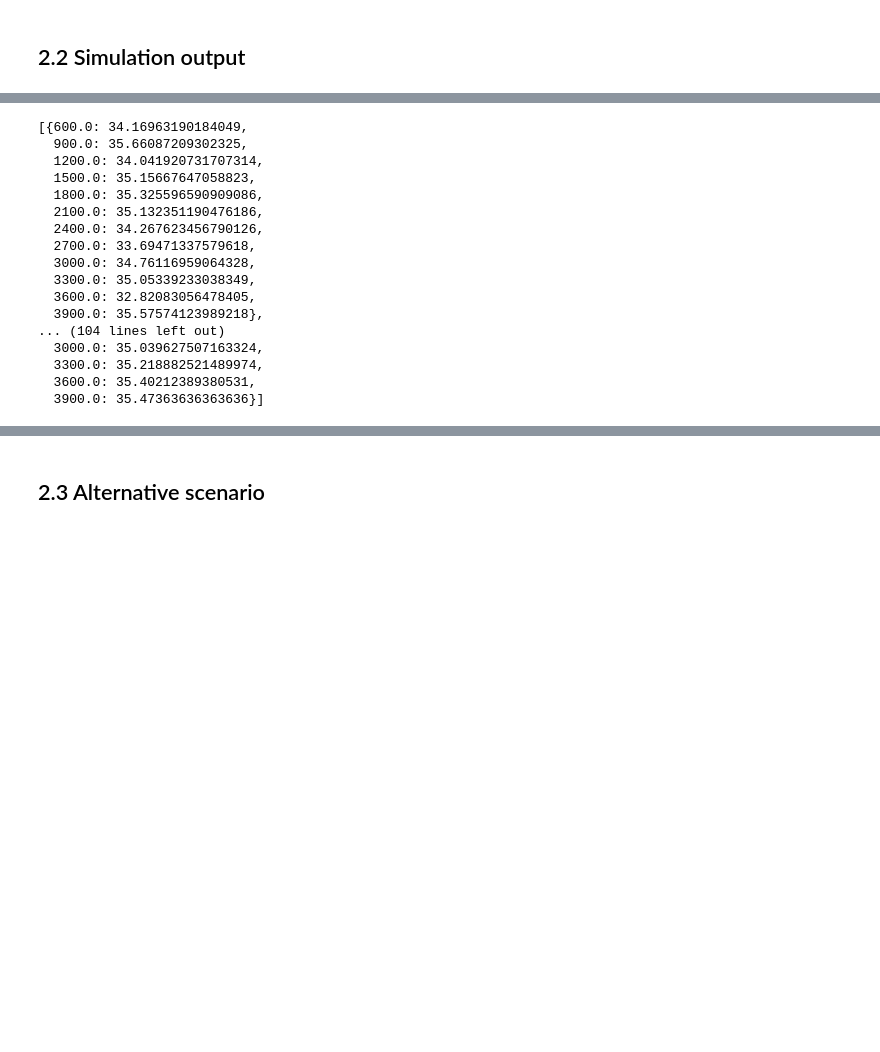
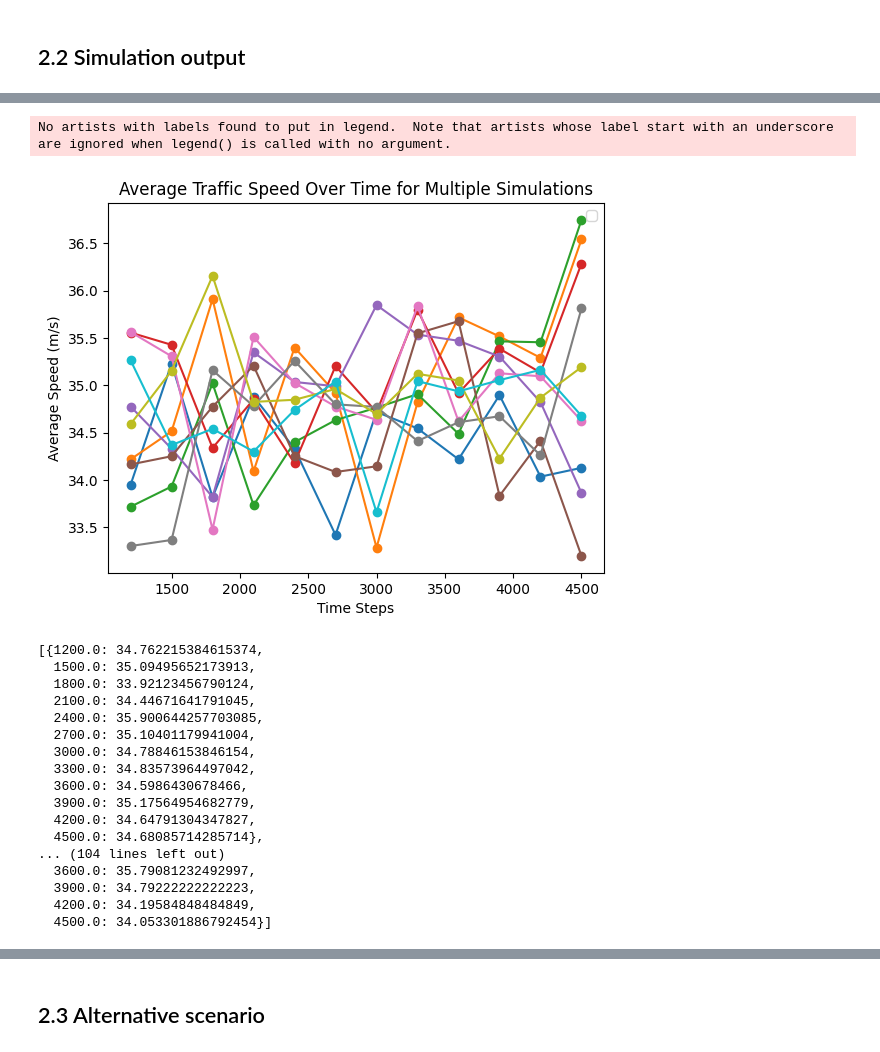
Before and after one commit to Ssactl/AH2174_HT23_Traffic-Simulation-Modelling-and-Applications, a Jupyter notebook: project1_section2/AH2174_2023_project1_Section2.ipynb, the cells around one changed output, grey strips where cells are left out. Drawn from its saved outputs; the diff is of its cells as text; code cells hidden in the pictures; blank space fills up the shorter version.

```diff
--- a/project1_section2/AH2174_2023_project1_Section2.ipynb
+++ b/project1_section2/AH2174_2023_project1_Section2.ipynb
@@ -44,5 +46,5 @@ After generating the vehicles by python, we write them to the xml file called AH
 # %%
-def vehicle2file():
+def vehicle2file(interarrival_times):
     # Write arrivals to a file (e.g., sumo_test.arr.xml)
     with open('AH2174_2023_project1_section2.rou.xml', 'w') as f:
         f.write('<routes>\n')
@@ -160,4 +165,4 @@ def parse_detector_output(xml_file_path, warmup_duration=600):
     # Calculate average speeds for each time interval
     average_speeds = {time: speeds_sum[time] / vehicles_sum[time] for time in speeds_sum}
 
-    return average_speeds
+    return average_speeds, speeds_sum, vehicles_sum
@@ -166,7 +169,7 @@ traci.close()
 # %%
 # Run the simulation for a certain number of steps
-simulation_steps = 3600  # Assuming 1 hour simulation time (excluding warmup)
-warmup_steps = 600  # Assuming a warmup period of 600 seconds
+simulation_steps = 3600
+warmup_steps = 1000
 
 # Number of simulation runs
 num_simulations = 10
@@ -177,6 +180,7 @@ all_simulation_results = []
 # Specify the network file based on the scenario you want to run
 network_file = f"AH2174_2023_project1_section2.net.xml"
 configuration_file=f'AH2174_2023_project1_section2.sumo.cfg'
+
 
 # Run multiple simulations with different random seeds
 for run in range(num_simulations):
@@ -190,7 +194,7 @@ for run in range(num_simulations):
     interarrival_times = [generate_interarrival_time(arrival_rate) for _ in range(random_variable_size)]
 
     # generate the new rou.xml
-    vehicle2file()
+    vehicle2file(interarrival_times)
 
     # Start the SUMO simulation with your configuration file
     traci.start(["sumo", "-c", configuration_file, "--net-file", network_file])
@@ -204,19 +208,6 @@ for run in range(num_simulations):
     xml_file_path = 'detector_output_'
 
     # Parse the XML file to get average speeds (excluding warmup)
-    average_speeds = parse_detector_output(xml_file_path)
+    average_speeds, speeds_sum, vehicles_sum = parse_detector_output(xml_file_path,warmup_steps)
 
     all_simulation_results.append(average_speeds)
-
-# Plot the results for each simulation run
-for i, simulation_results in enumerate(all_simulation_results):
-    time_intervals = list(simulation_results.keys())
-    average_speed_values = list(simulation_results.values())
-
-    plt.plot(time_intervals, average_speed_values, marker='o', linestyle='-', label=f'Simulation {i + 1}')
-
-plt.title('Average Traffic Speed Over Time for Multiple Simulations')
-plt.xlabel('Time (seconds)')
-plt.ylabel('Average Speed (m/s)')
-plt.legend()
-plt.show()
@@ -242,20 +229,36 @@ detector_output_12.xml
+# %%
+# Plot the results for each simulation run
+for i, simulation_results in enumerate(all_simulation_results):
+    time_intervals = list(simulation_results.keys())
+    average_speed_values = list(simulation_results.values())
+
+    plt.plot(time_intervals, average_speed_values, marker='o', linestyle='-')
+
+plt.title('Average Traffic Speed Over Time for Multiple Simulations')
+plt.xlabel('Time Steps')
+plt.ylabel('Average Speed (m/s)')
+plt.legend()
+plt.show()
+# %% [output]
+No artists with labels found to put in legend.  Note that artists whose label start with an underscore are ignored when legend() is called with no argument.
+[figure, added]
 # %%
 all_simulation_results
 # %% [output]
-[{600.0: 34.16963190184049,
-  900.0: 35.66087209302325,
-  1200.0: 34.041920731707314,
-  1500.0: 35.15667647058823,
-  1800.0: 35.325596590909086,
-  2100.0: 35.132351190476186,
-  2400.0: 34.267623456790126,
-  2700.0: 33.69471337579618,
-  3000.0: 34.76116959064328,
-  3300.0: 35.05339233038349,
-  3600.0: 32.82083056478405,
-  3900.0: 35.57574123989218},
+[{1200.0: 34.762215384615374,
+  1500.0: 35.09495652173913,
+  1800.0: 33.92123456790124,
+  2100.0: 34.44671641791045,
+  2400.0: 35.900644257703085,
+  2700.0: 35.10401179941004,
+  3000.0: 34.78846153846154,
+  3300.0: 34.83573964497042,
+  3600.0: 34.5986430678466,
+  3900.0: 35.17564954682779,
+  4200.0: 34.64791304347827,
+  4500.0: 34.68085714285714},
 ... (104 lines left out)
-  3000.0: 35.039627507163324,
-  3300.0: 35.218882521489974,
-  3600.0: 35.40212389380531,
-  3900.0: 35.47363636363636}]
+  3600.0: 35.79081232492997,
+  3900.0: 34.79222222222223,
+  4200.0: 34.19584848484849,
+  4500.0: 34.053301886792454}]
```
Also changed, not shown: parts of 22 cells of this notebook, 18 other files.
